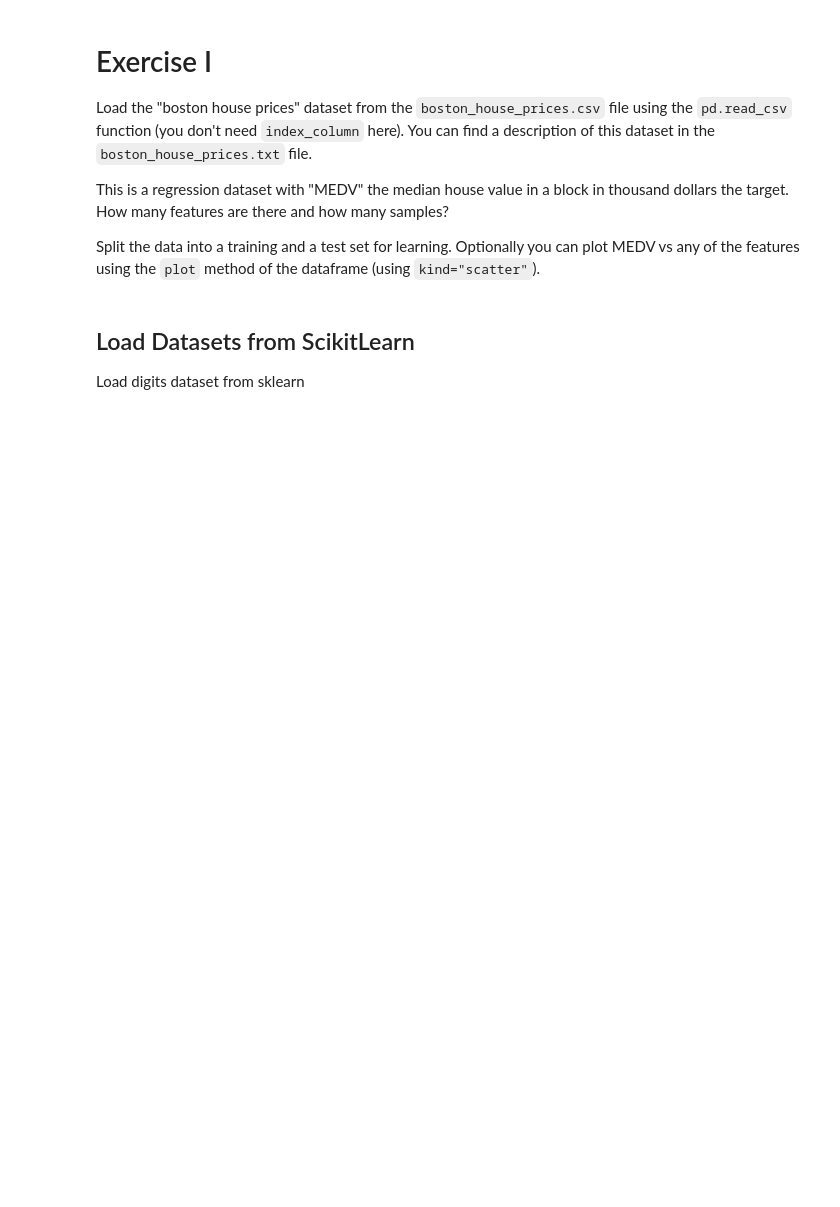
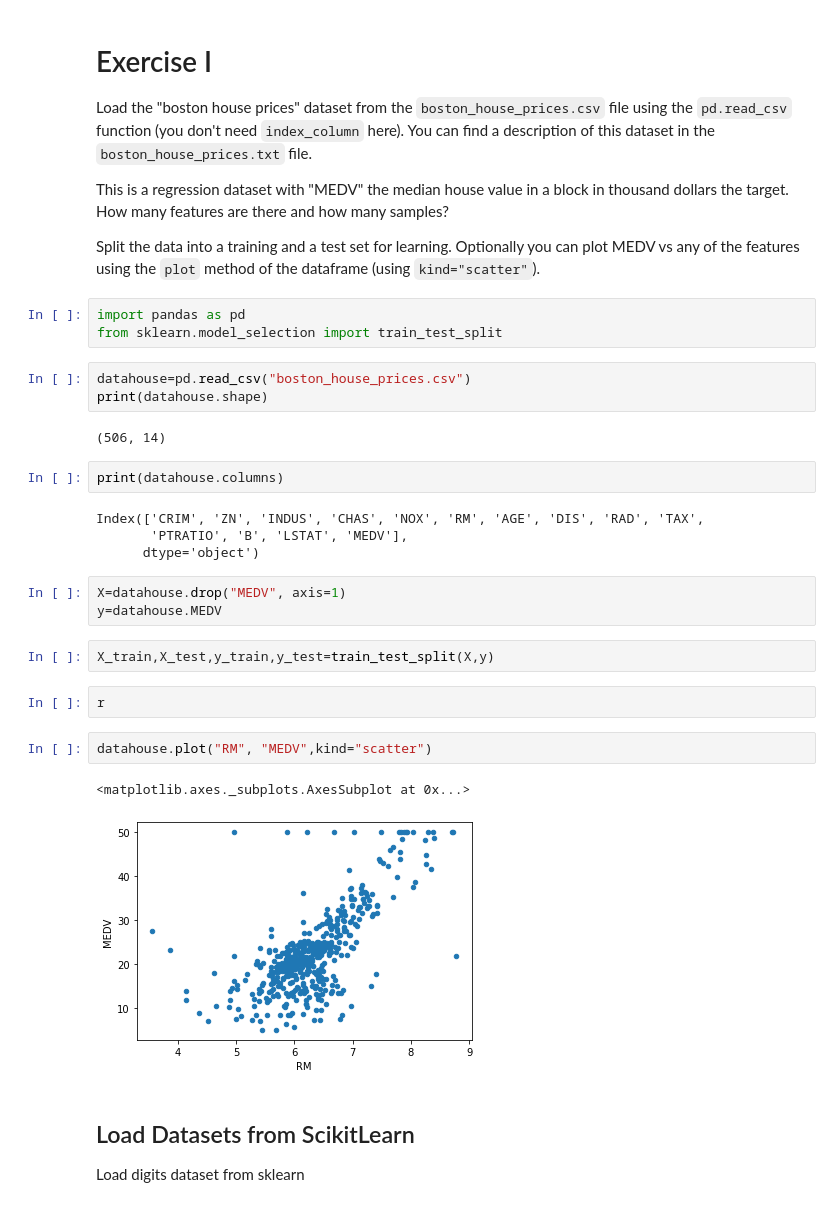
Before and after one commit to swapnil2009/PyCBC, a Jupyter notebook: 02_Data_Loading_St.ipynb, the cells around one changed output. Cells and saved outputs as stored; diff of their text form; blank space fills up the shorter version.

```diff
--- a/02_Data_Loading_St.ipynb
+++ b/02_Data_Loading_St.ipynb
@@ -24,6 +138,32 @@ How many features are there and how many samples?
 
 Split the data into a training and a test set for learning.
 Optionally you can plot MEDV vs any of the features using the ``plot`` method of the dataframe (using ``kind="scatter"``).
+# %%
+import pandas as pd
+from sklearn.model_selection import train_test_split
+# %%
+datahouse=pd.read_csv("boston_house_prices.csv")
+print(datahouse.shape)
+# %% [output]
+(506, 14)
+# %%
+print(datahouse.columns)
+# %% [output]
+Index(['CRIM', 'ZN', 'INDUS', 'CHAS', 'NOX', 'RM', 'AGE', 'DIS', 'RAD', 'TAX',
+       'PTRATIO', 'B', 'LSTAT', 'MEDV'],
+      dtype='object')
+# %%
+X=datahouse.drop("MEDV", axis=1)
+y=datahouse.MEDV
+# %%
+X_train,X_test,y_train,y_test=train_test_split(X,y)
+# %%
+r
+# %%
+datahouse.plot("RM", "MEDV",kind="scatter")
+# %% [output]
+<matplotlib.axes._subplots.AxesSubplot at 0x...>
+[figure, added]
 # %% [markdown]
 ## Load Datasets from ScikitLearn
 Load digits dataset from sklearn
```
Also changed, not shown: parts of 27 cells of this notebook.
